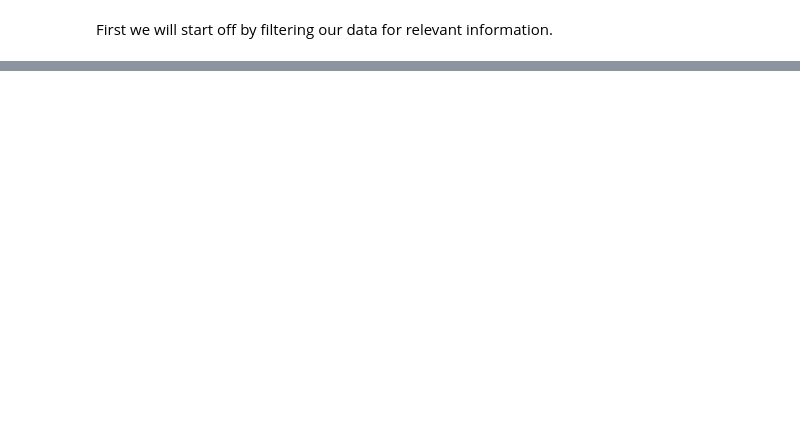
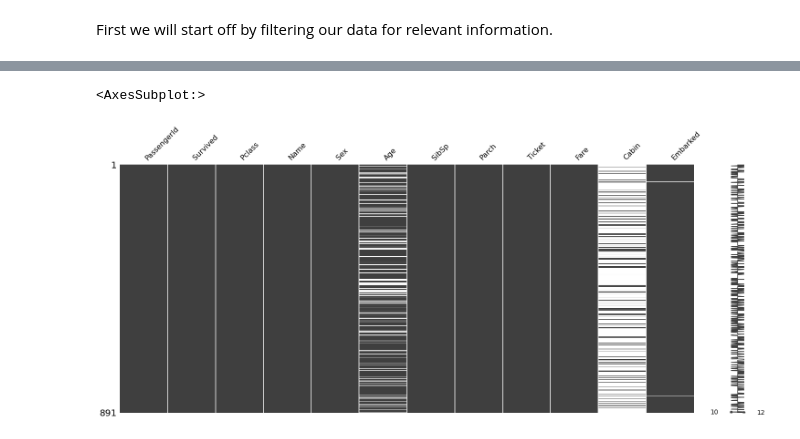
Before and after one commit to h-waldschmidt/Kaggle-Titanic, a Jupyter notebook: src/titanic-solution.ipynb, the cells around one changed output, grey strips where cells are left out. Cells and saved outputs as stored; diff of their text form; code cells hidden in the pictures; blank space fills up the shorter version.

Commit message:
cleaned data and ran some sklearn models on them

```diff
--- a/src/titanic-solution.ipynb
+++ b/src/titanic-solution.ipynb
@@ -2,8 +2,12 @@
 First we will start off by filtering our data for relevant information.
 # %%
 import pandas as pd
+import missingno
+import numpy as np
+import matplotlib.pyplot as plt
+
 train_data = pd.read_csv("../titanic/train.csv")
 test_data = pd.read_csv("../titanic/test.csv")
 
-train_data.head(5)
+missingno.matrix(train_data)
 # %% [output]
@@ -15,0 +14,2 @@ train_data.head(5)
+<AxesSubplot:>
+[figure, added]
```
Also changed, not shown: parts of 17 cells of this notebook.
